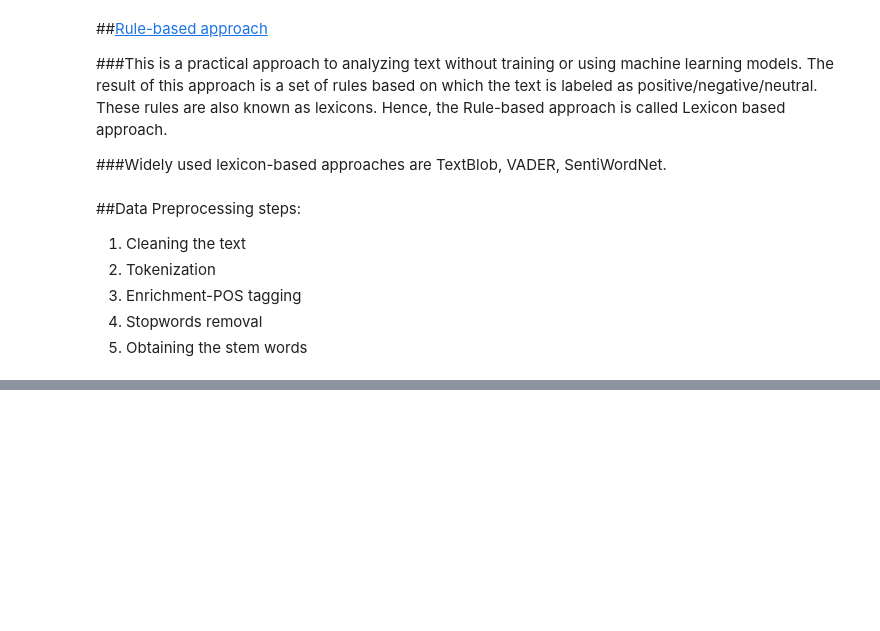
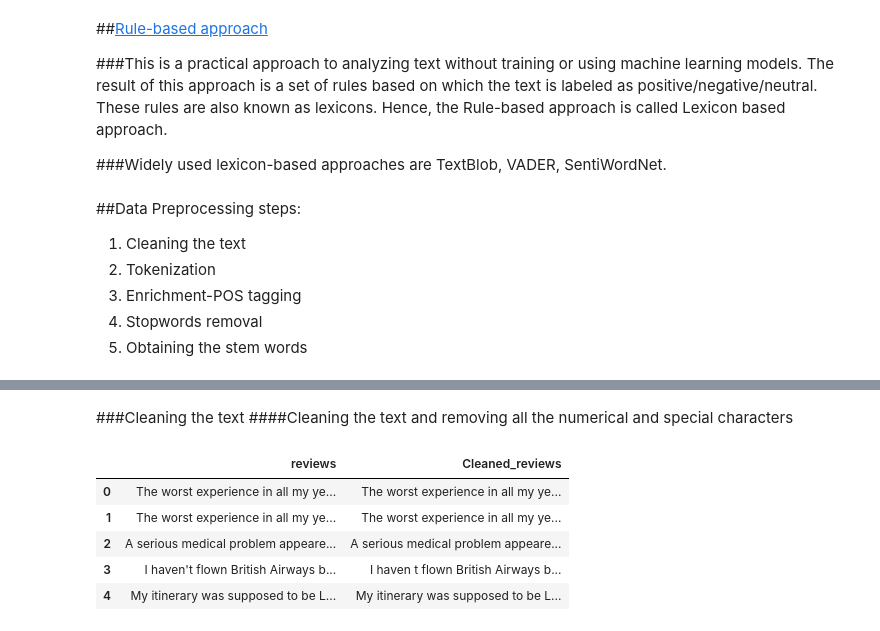
Before and after one commit to mdabushad/British-Airways-Web-Scrapping-and-Predicting-Customer-Buying-Behaviour.ipynb, a Jupyter notebook: British_Airways_Predicting_Customer_Buying_Behaviour.ipynb, the cells around one changed output, grey strips where cells are left out. Drawn from its saved outputs; the diff is of its cells as text; code cells hidden in the pictures; blank space fills up the shorter version.

```diff
--- a/British_Airways_Predicting_Customer_Buying_Behaviour.ipynb
+++ b/British_Airways_Predicting_Customer_Buying_Behaviour.ipynb
@@ -135,0 +108,25 @@ True
+# %% [markdown]
+###Cleaning the text
+####Cleaning the text and removing all the numerical and special characters
+# %%
+# Import the regular expression module
+import re
+
+# Define a function to clean the reviews
+def clean_reviews(review):
+    # Remove all alphabetical characters from the review
+    review = re.sub('[^A-Za-z]+', ' ', review)
+    return review
+
+# Apply the clean_reviews function to the "reviews" column and store the result in a new column "Cleaned_reviews"
+df["Cleaned_reviews"] = df["reviews"].apply(clean_reviews)
+
+# Display the modified DataFrame
+df.head()
+# %% [output]
+|  | reviews | Cleaned_reviews |
+| 0 | The worst experience in all my ye... | The worst experience in all my ye... |
+| 1 | The worst experience in all my ye... | The worst experience in all my ye... |
+| 2 | A serious medical problem appeare... | A serious medical problem appeare... |
+| 3 | I haven't flown British Airways b... | I haven t flown British Airways b... |
+| 4 | My itinerary was supposed to be L... | My itinerary was supposed to be L... |
```
Also changed, not shown: parts of 10 cells of this notebook.
